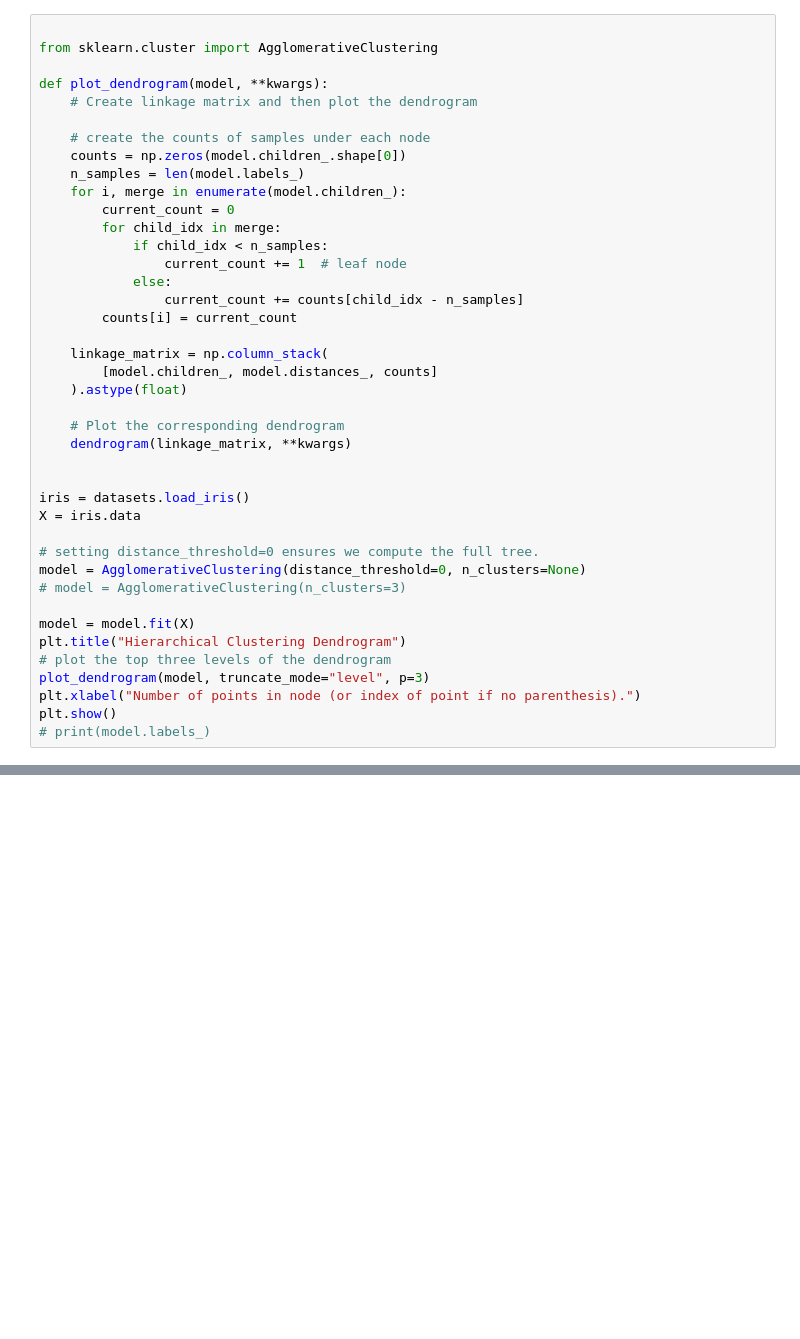
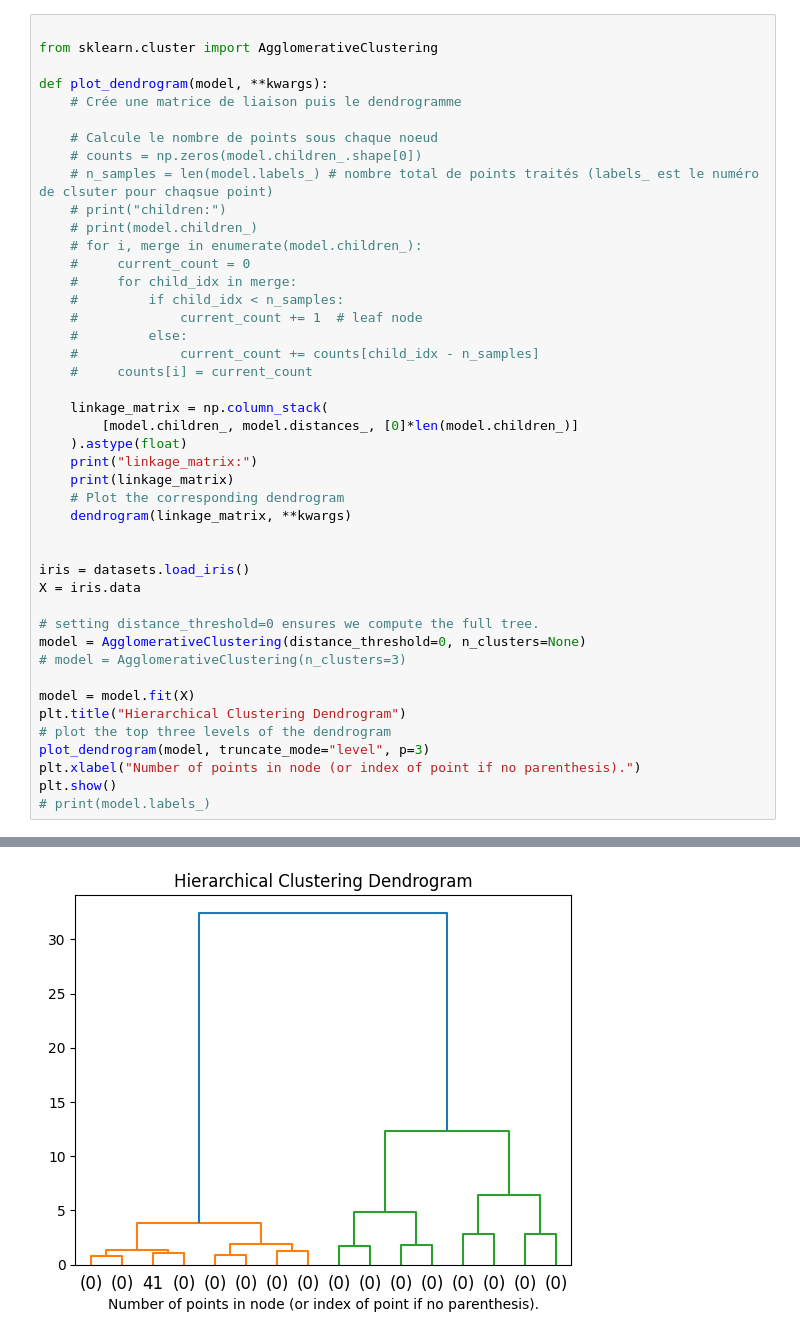
Before and after one commit to jch44/ices551, a Jupyter notebook: ex_cah.ipynb, the cells around one changed output, grey strips where cells are left out. Saved outputs shown, nothing was run; the diff lists cells and outputs as text; blank space fills up the shorter version.

```diff
--- a/ex_cah.ipynb
+++ b/ex_cah.ipynb
@@ -44,24 +81,27 @@ print(linkage_matrix.shape)
 from sklearn.cluster import AgglomerativeClustering
 
 def plot_dendrogram(model, **kwargs):
-    # Create linkage matrix and then plot the dendrogram
+    # Crée une matrice de liaison puis le dendrogramme
 
-    # create the counts of samples under each node
-    counts = np.zeros(model.children_.shape[0])
-    n_samples = len(model.labels_)
-    for i, merge in enumerate(model.children_):
-        current_count = 0
-        for child_idx in merge:
-            if child_idx < n_samples:
-                current_count += 1  # leaf node
-            else:
-                current_count += counts[child_idx - n_samples]
-        counts[i] = current_count
+    # Calcule le nombre de points sous chaque noeud
+    # counts = np.zeros(model.children_.shape[0])
+    # n_samples = len(model.labels_) # nombre total de points traités (labels_ est le numéro de clsuter pour chaqsue point)
+    # print("children:")
+    # print(model.children_)
+    # for i, merge in enumerate(model.children_):
+    #     current_count = 0
+    #     for child_idx in merge:
+    #         if child_idx < n_samples:
+    #             current_count += 1  # leaf node
+    #         else:
+    #             current_count += counts[child_idx - n_samples]
+    #     counts[i] = current_count
 
     linkage_matrix = np.column_stack(
-        [model.children_, model.distances_, counts]
+        [model.children_, model.distances_, [0]*len(model.children_)]
     ).astype(float)
-
+    print("linkage_matrix:")
+    print(linkage_matrix)
     # Plot the corresponding dendrogram
     dendrogram(linkage_matrix, **kwargs)
 
@@ -80,3 +120,4 @@ plot_dendrogram(model, truncate_mode="level", p=3)
 plt.xlabel("Number of points in node (or index of point if no parenthesis).")
 plt.show()
 # print(model.labels_)
+# %% [output]
@@ -82,0 +141 @@ plt.show()
+[figure, added]
```
Also changed, not shown: parts of 4 cells of this notebook, 2 other files.
